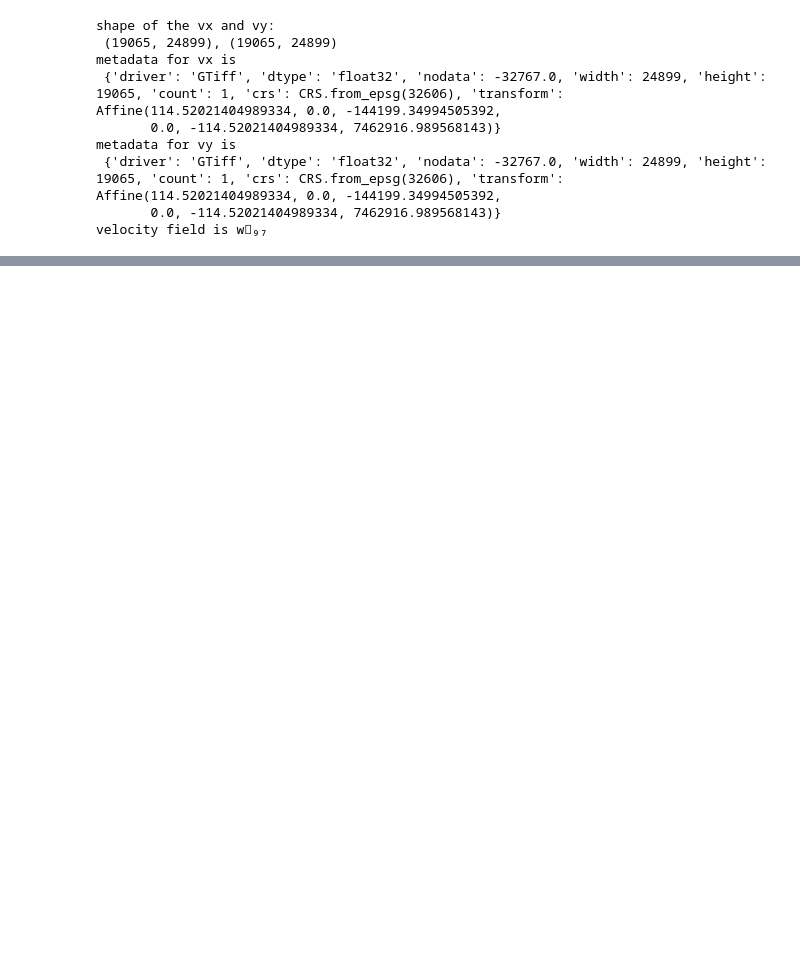
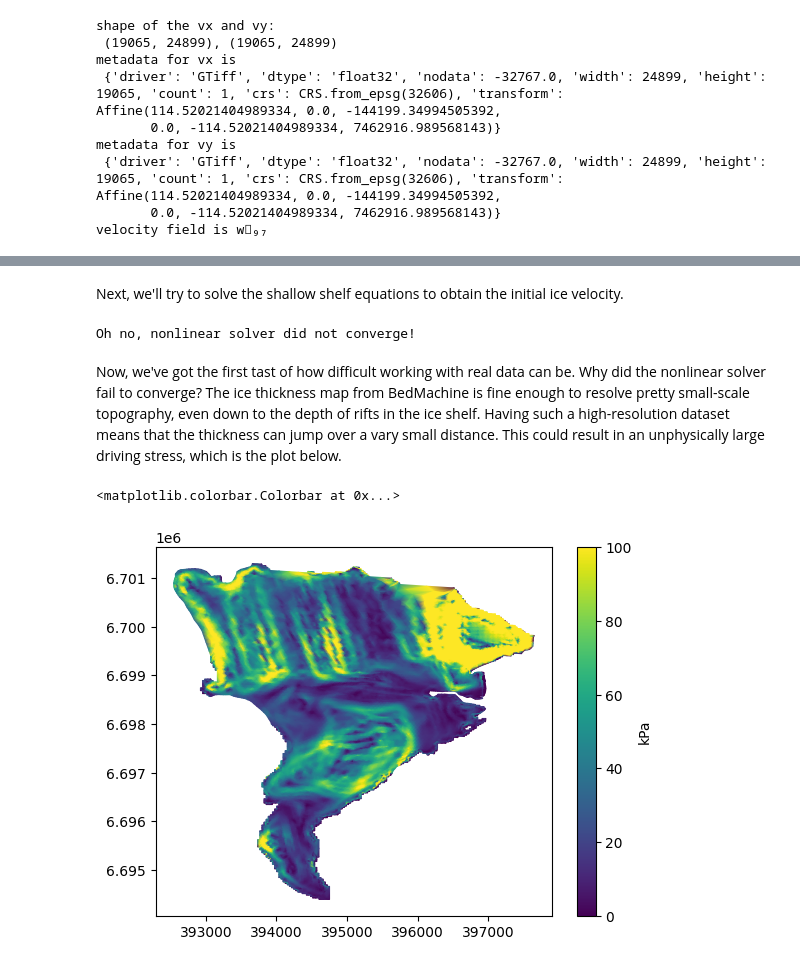
Before and after one commit to HUSILEBAI/icepack, a Jupyter notebook: practise_case/07-rgi-meshing-wolverine.ipynb, the cells around one changed output, grey strips where cells are left out. Drawn from its saved outputs; the diff is of its cells as text; code cells hidden in the pictures; blank space fills up the shorter version.

```diff
--- a/practise_case/07-rgi-meshing-wolverine.ipynb
+++ b/practise_case/07-rgi-meshing-wolverine.ipynb
@@ -211,0 +220,31 @@ fig.colorbar(streamlines, label='meter/year')
+# %% [markdown]
+Next, we'll try to solve the shallow shelf equations to obtain the initial ice velocity.
+# %%
+try:
+    u = solver.diagnostic_solve(
+        velocity=u0, thickness=h0, fluidity=A
+    )
+except:
+    print(f"Oh no, nonlinear solver did not converge!")
+# %% [output]
+Oh no, nonlinear solver did not converge!
+# %% [markdown]
+Now, we've got the first tast of how difficult working with real data can be. Why did the nonlinear solver fail to converge? The ice thickness map from BedMachine is fine enough to resolve pretty small-scale topography, even down to the depth of rifts in the ice shelf. Having such a high-resolution dataset means that the thickness can jump over a vary small distance. This could result in an unphysically large driving stress, which is the plot below.
+# %%
+from icepack.constants import(
+    ice_density as ρ_I,
+    water_density as ρ_W,
+    gravity as g,
+)
+from firedrake import grad
+
+τ_d = firedrake.interpolate(
+    -1e3 * ρ_I * g * (1 - ρ_I / ρ_W) * grad(h0**2), V
+)
+# %%
+fig, axes = plt.subplots()
+colors = firedrake.tripcolor(τ_d, vmin=0, vmax=100, axes=axes)
+fig.colorbar(colors, label="kPa")
+# %% [output]
+<matplotlib.colorbar.Colorbar at 0x...>
+[figure, added]
```
Also changed, not shown: parts of 14 cells of this notebook.
